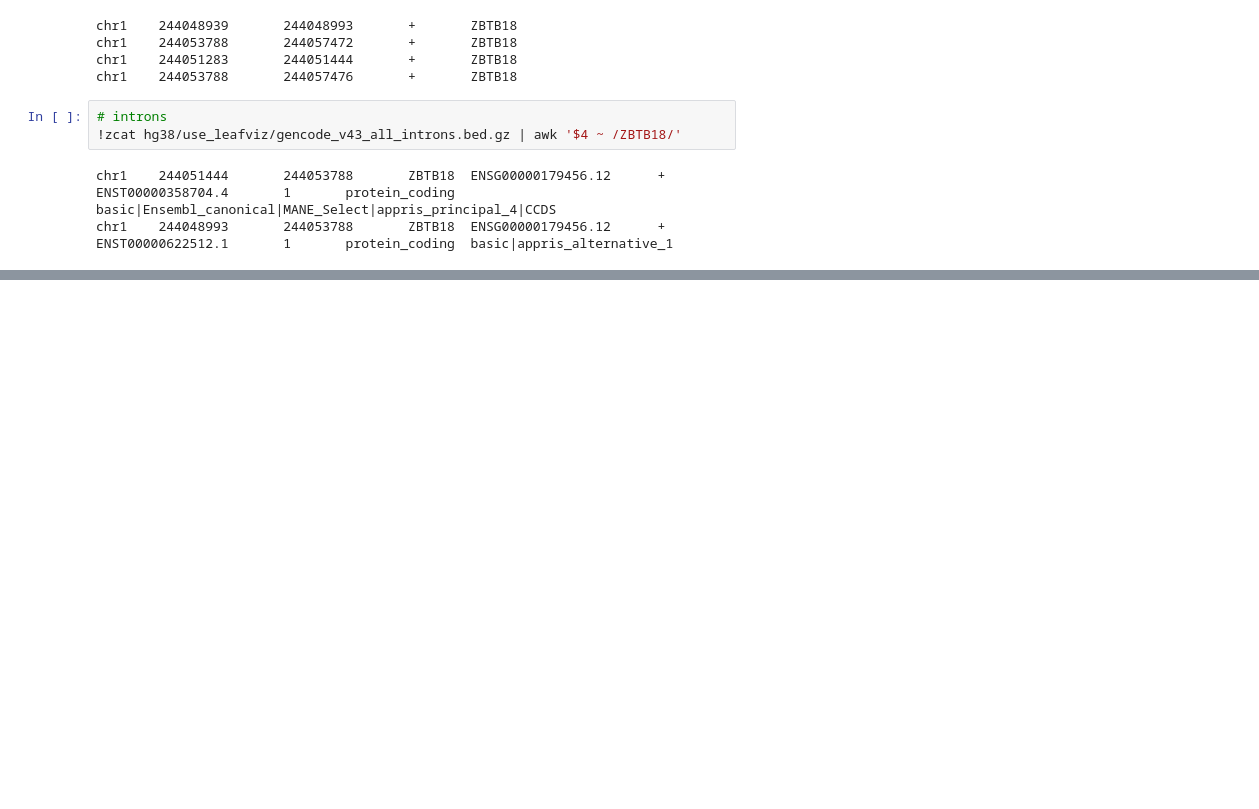
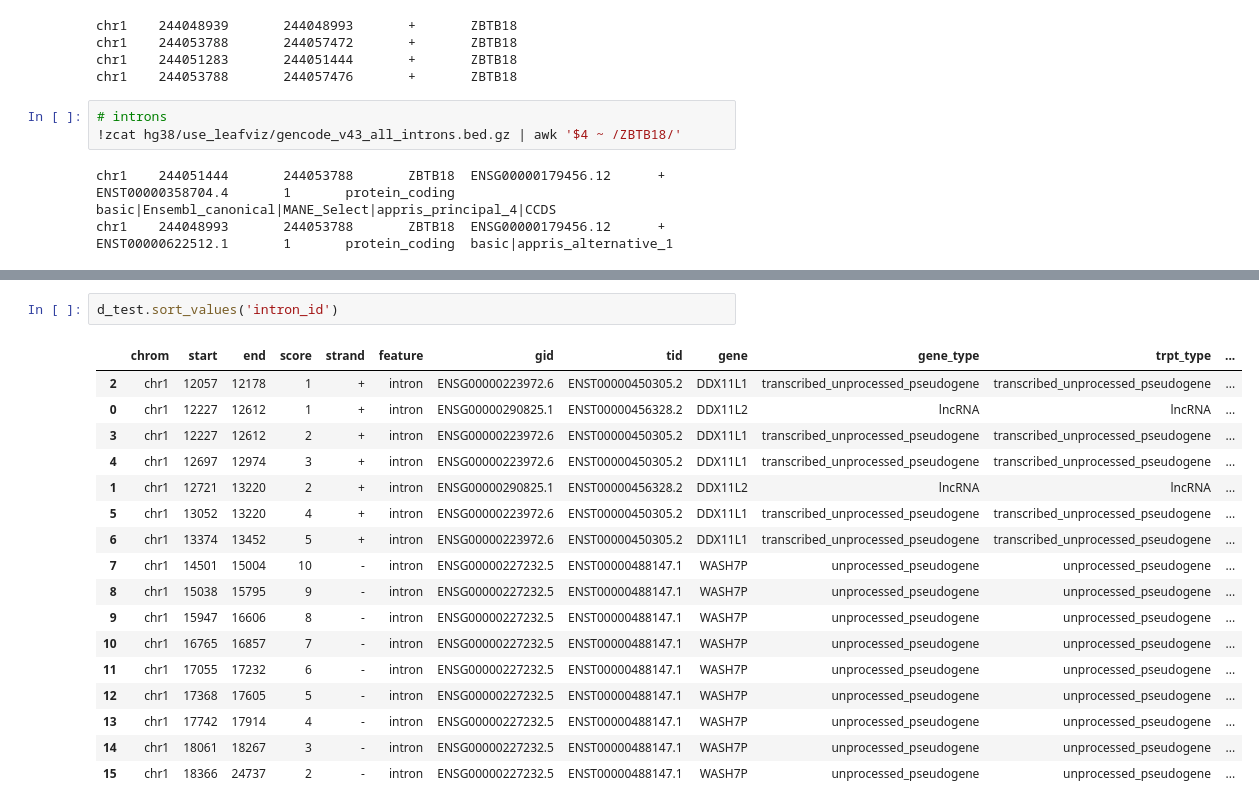
Before and after one commit to daiuc/annotations, a Jupyter notebook: workflow/scripts/compare_intron_extraction_methods.ipynb, the cells around one changed output, grey strips where cells are left out. Drawn from its saved outputs; the diff is of its cells as text; blank space fills up the shorter version.

```diff
--- a/workflow/scripts/compare_intron_extraction_methods.ipynb
+++ b/workflow/scripts/compare_intron_extraction_methods.ipynb
@@ -162,0 +212,20 @@ chr1    244048993       244053788       ZBTB18  ENSG00000179456.12      +
+# %%
+d_test.sort_values('intron_id')
+# %% [output]
+|  | chrom | start | end | score | strand | feature | gid | tid | gene | gene_type | trpt_type | ... |
+| 2 | chr1 | 12057 | 12178 | 1 | + | intron | ENSG00000223972.6 | ENST00000450305.2 | DDX11L1 | transcribed_unprocessed_pseudogene | transcribed_unprocessed_pseudogene | ... |
+| 0 | chr1 | 12227 | 12612 | 1 | + | intron | ENSG00000290825.1 | ENST00000456328.2 | DDX11L2 | lncRNA | lncRNA | ... |
+| 3 | chr1 | 12227 | 12612 | 2 | + | intron | ENSG00000223972.6 | ENST00000450305.2 | DDX11L1 | transcribed_unprocessed_pseudogene | transcribed_unprocessed_pseudogene | ... |
+| 4 | chr1 | 12697 | 12974 | 3 | + | intron | ENSG00000223972.6 | ENST00000450305.2 | DDX11L1 | transcribed_unprocessed_pseudogene | transcribed_unprocessed_pseudogene | ... |
+| 1 | chr1 | 12721 | 13220 | 2 | + | intron | ENSG00000290825.1 | ENST00000456328.2 | DDX11L2 | lncRNA | lncRNA | ... |
+| 5 | chr1 | 13052 | 13220 | 4 | + | intron | ENSG00000223972.6 | ENST00000450305.2 | DDX11L1 | transcribed_unprocessed_pseudogene | transcribed_unprocessed_pseudogene | ... |
+| 6 | chr1 | 13374 | 13452 | 5 | + | intron | ENSG00000223972.6 | ENST00000450305.2 | DDX11L1 | transcribed_unprocessed_pseudogene | transcribed_unprocessed_pseudogene | ... |
+| 7 | chr1 | 14501 | 15004 | 10 | - | intron | ENSG00000227232.5 | ENST00000488147.1 | WASH7P | unprocessed_pseudogene | unprocessed_pseudogene | ... |
+| 8 | chr1 | 15038 | 15795 | 9 | - | intron | ENSG00000227232.5 | ENST00000488147.1 | WASH7P | unprocessed_pseudogene | unprocessed_pseudogene | ... |
+| 9 | chr1 | 15947 | 16606 | 8 | - | intron | ENSG00000227232.5 | ENST00000488147.1 | WASH7P | unprocessed_pseudogene | unprocessed_pseudogene | ... |
+| 10 | chr1 | 16765 | 16857 | 7 | - | intron | ENSG00000227232.5 | ENST00000488147.1 | WASH7P | unprocessed_pseudogene | unprocessed_pseudogene | ... |
+| 11 | chr1 | 17055 | 17232 | 6 | - | intron | ENSG00000227232.5 | ENST00000488147.1 | WASH7P | unprocessed_pseudogene | unprocessed_pseudogene | ... |
+| 12 | chr1 | 17368 | 17605 | 5 | - | intron | ENSG00000227232.5 | ENST00000488147.1 | WASH7P | unprocessed_pseudogene | unprocessed_pseudogene | ... |
+| 13 | chr1 | 17742 | 17914 | 4 | - | intron | ENSG00000227232.5 | ENST00000488147.1 | WASH7P | unprocessed_pseudogene | unprocessed_pseudogene | ... |
+| 14 | chr1 | 18061 | 18267 | 3 | - | intron | ENSG00000227232.5 | ENST00000488147.1 | WASH7P | unprocessed_pseudogene | unprocessed_pseudogene | ... |
+| 15 | chr1 | 18366 | 24737 | 2 | - | intron | ENSG00000227232.5 | ENST00000488147.1 | WASH7P | unprocessed_pseudogene | unprocessed_pseudogene | ... |
```
Also changed, not shown: parts of 13 cells of this notebook, 18 other files.
